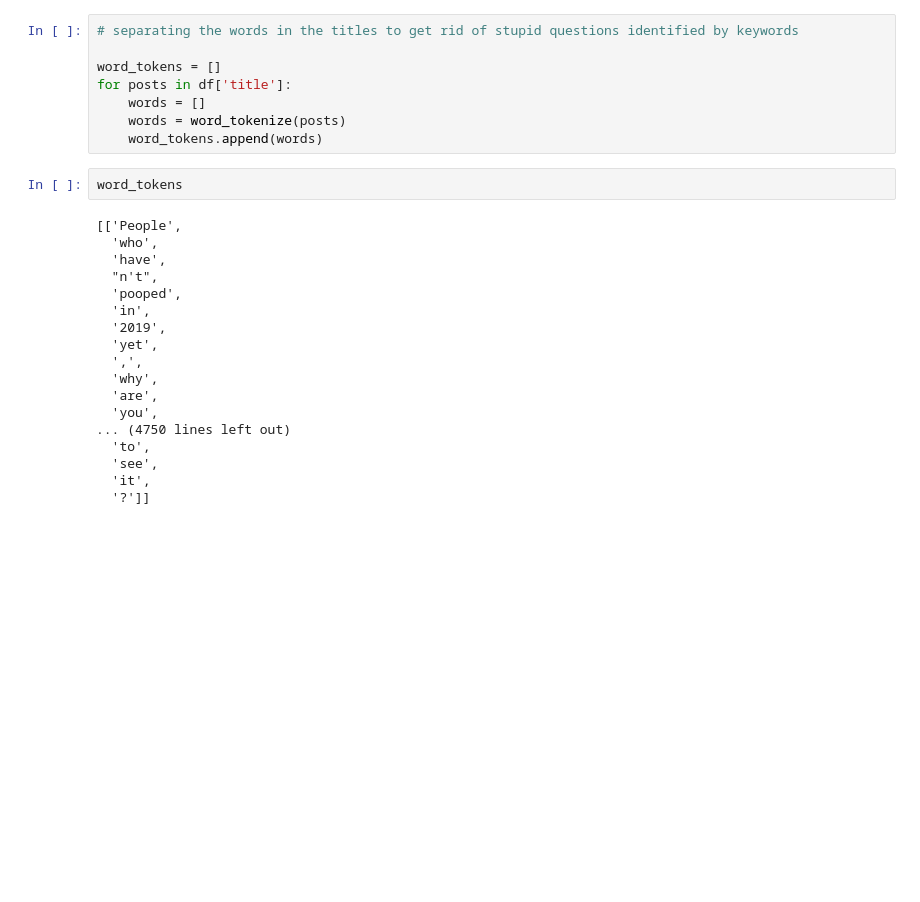
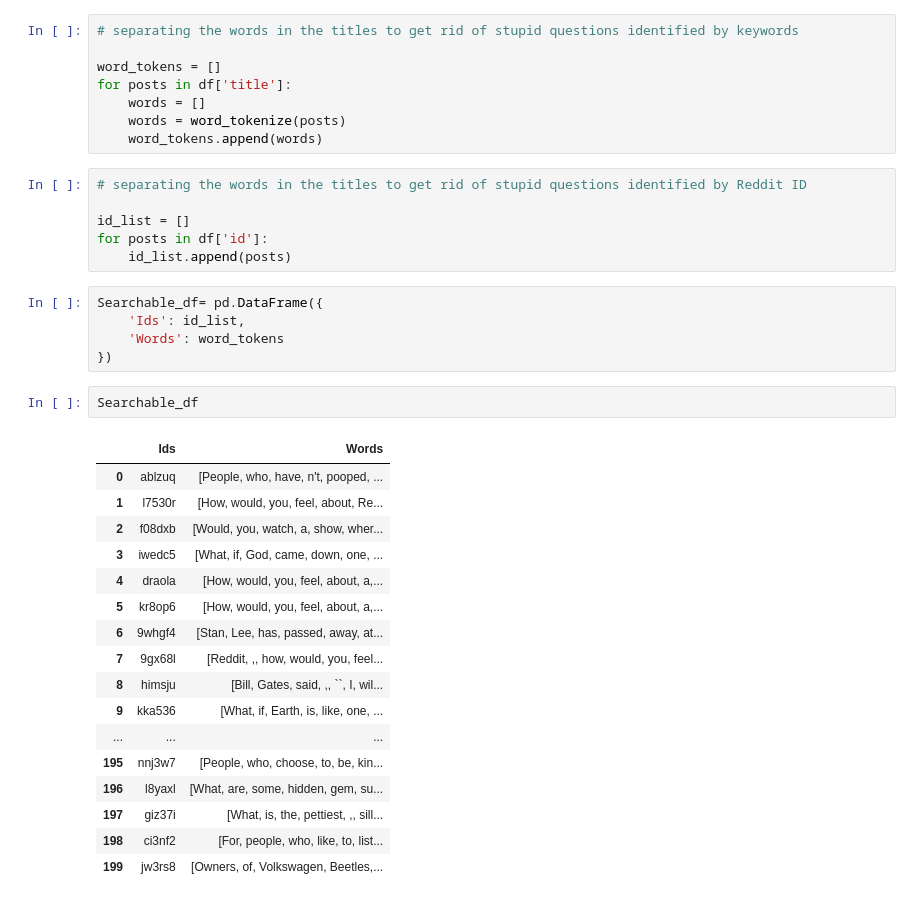
Before and after one commit to Dirgeguy/Reddit_Scraper, a Jupyter notebook: PRAW_Scraper.ipynb, the cells around one changed output. Cells and saved outputs as stored; diff of their text form; blank space fills up the shorter version.

```diff
--- a/PRAW_Scraper.ipynb
+++ b/PRAW_Scraper.ipynb
@@ -68,23 +68,34 @@ for posts in df['title']:
     words = []
     words = word_tokenize(posts)
     word_tokens.append(words)
-# %%
-word_tokens
-# %% [output]
-[['People',
-  'who',
-  'have',
-  "n't",
-  'pooped',
-  'in',
-  '2019',
-  'yet',
-  ',',
-  'why',
-  'are',
-  'you',
-... (4750 lines left out)
-  'to',
-  'see',
-  'it',
-  '?']]
+# %%
+# separating the words in the titles to get rid of stupid questions identified by Reddit ID
+
+id_list = []
+for posts in df['id']:
+    id_list.append(posts)
+# %%
+Searchable_df= pd.DataFrame({
+    'Ids': id_list,
+    'Words': word_tokens
+})
+# %%
+Searchable_df
+# %% [output]
+|  | Ids | Words |
+| 0 | ablzuq | [People, who, have, n't, pooped, ... |
+| 1 | l7530r | [How, would, you, feel, about, Re... |
+| 2 | f08dxb | [Would, you, watch, a, show, wher... |
+| 3 | iwedc5 | [What, if, God, came, down, one, ... |
+| 4 | draola | [How, would, you, feel, about, a,... |
+| 5 | kr8op6 | [How, would, you, feel, about, a,... |
+| 6 | 9whgf4 | [Stan, Lee, has, passed, away, at... |
+| 7 | 9gx68l | [Reddit, ,, how, would, you, feel... |
+| 8 | himsju | [Bill, Gates, said, ,, ``, I, wil... |
+| 9 | kka536 | [What, if, Earth, is, like, one, ... |
+| ... | ... | ... |
+| 195 | nnj3w7 | [People, who, choose, to, be, kin... |
+| 196 | l8yaxl | [What, are, some, hidden, gem, su... |
+| 197 | giz37i | [What, is, the, pettiest, ,, sill... |
+| 198 | ci3nf2 | [For, people, who, like, to, list... |
+| 199 | jw3rs8 | [Owners, of, Volkswagen, Beetles,... |
```
Also changed, not shown: parts of 2 cells of this notebook.
